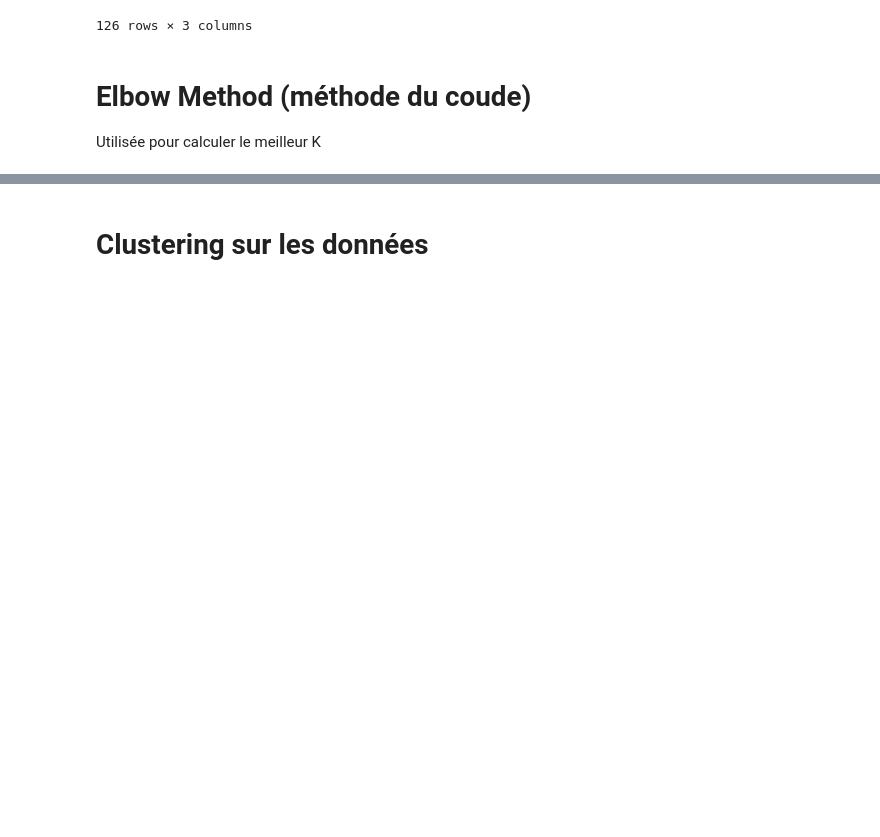
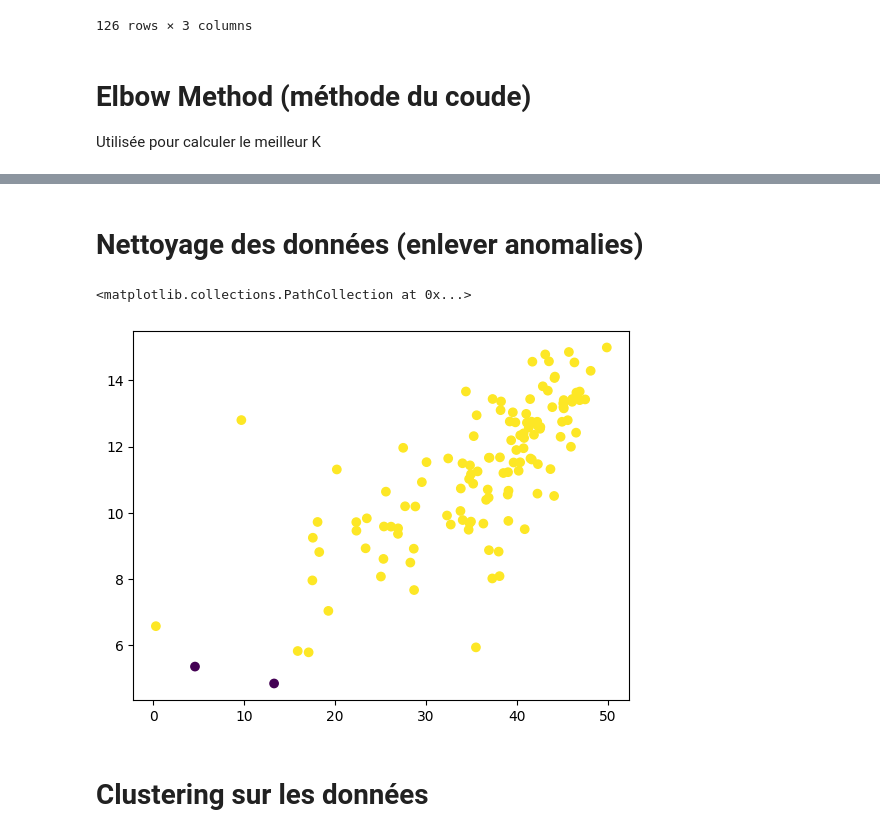
Before and after one commit to tomjeannesson/ENSIMAG3A-COD-IA, a Jupyter notebook: lib/clustering-test.ipynb, the cells around one changed output, grey strips where cells are left out. Saved outputs shown, nothing was run; the diff lists cells and outputs as text; code cells hidden in the pictures; blank space fills up the shorter version.

```diff
--- a/lib/clustering-test.ipynb
+++ b/lib/clustering-test.ipynb
@@ -91,3 +93,12 @@ Text(0, 0.5, 'Cour du modele (Inertia)')
+# %% [markdown]
+# Nettoyage des données (enlever anomalies)
+# %%
+clean_model = IsolationForest(contamination=0.01)
+clean_model.fit(df_athletes)
+plt.scatter(df_athletes["ski_points"], df_athletes["air_points"], c=clean_model.predict(df_athletes))
+# %% [output]
+<matplotlib.collections.PathCollection at 0x...>
+[figure, added]
 # %% [markdown]
 # Clustering sur les données
 # %%
```
Also changed, not shown: parts of 9 cells of this notebook.
